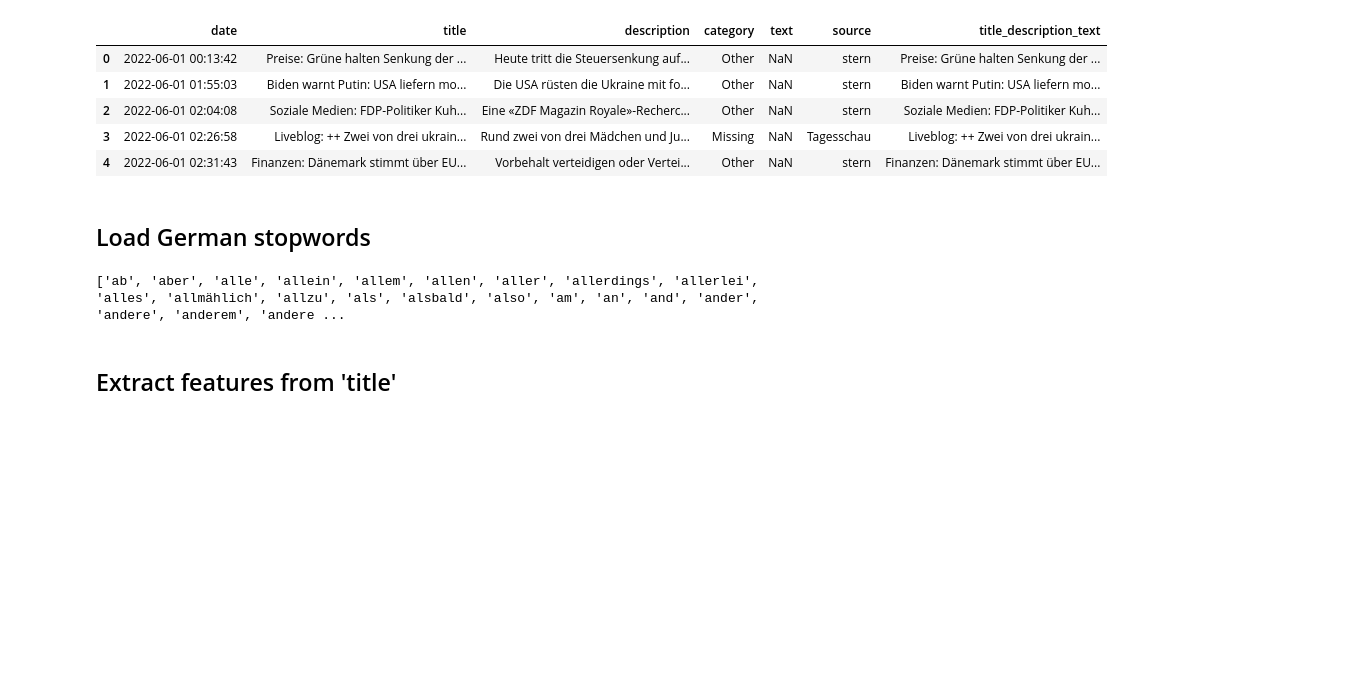
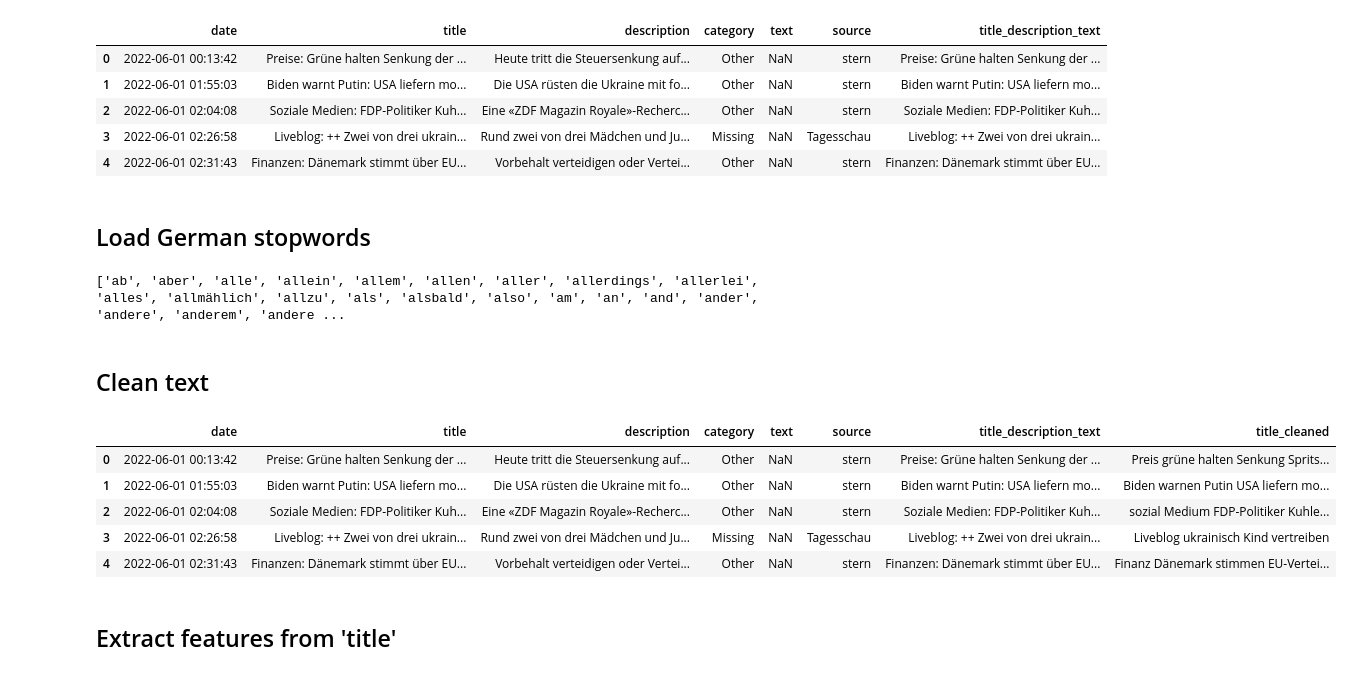
Before and after one commit to manuelarink/news_scraper, a Jupyter notebook: research/ml_models/topic_modelling/06-topic_modelling_title_lda_refactored.ipynb, the cells around one changed output. Drawn from its saved outputs; the diff is of its cells as text; code cells hidden in the pictures; blank space fills up the shorter version.

```diff
--- a/research/ml_models/topic_modelling/06-topic_modelling_title_lda_refactored.ipynb
+++ b/research/ml_models/topic_modelling/06-topic_modelling_title_lda_refactored.ipynb
@@ -39,0 +49,2 @@ print(stop_words)
+# %% [markdown]
+## Clean text
@@ -40,3 +53,12 @@ print(stop_words)
+# %%
+train.head()
+# %% [output]
+|  | date | title | description | category | text | source | title_description_text | title_cleaned |
+| 0 | 2022-06-01 00:13:42 | Preise: Grüne halten Senkung der ... | Heute tritt die Steuersenkung auf... | Other | NaN | stern | Preise: Grüne halten Senkung der ... | Preis grüne halten Senkung Sprits... |
+| 1 | 2022-06-01 01:55:03 | Biden warnt Putin: USA liefern mo... | Die USA rüsten die Ukraine mit fo... | Other | NaN | stern | Biden warnt Putin: USA liefern mo... | Biden warnen Putin USA liefern mo... |
+| 2 | 2022-06-01 02:04:08 | Soziale Medien: FDP-Politiker Kuh... | Eine «ZDF Magazin Royale»-Recherc... | Other | NaN | stern | Soziale Medien: FDP-Politiker Kuh... | sozial Medium FDP-Politiker Kuhle... |
+| 3 | 2022-06-01 02:26:58 | Liveblog: ++ Zwei von drei ukrain... | Rund zwei von drei Mädchen und Ju... | Missing | NaN | Tagesschau | Liveblog: ++ Zwei von drei ukrain... | Liveblog ukrainisch Kind vertreiben |
+| 4 | 2022-06-01 02:31:43 | Finanzen: Dänemark stimmt über EU... | Vorbehalt verteidigen oder Vertei... | Other | NaN | stern | Finanzen: Dänemark stimmt über EU... | Finanz Dänemark stimmen EU-Vertei... |
 # %% [markdown]
 ## Extract features from 'title'
 # %%
```
Also changed, not shown: parts of 19 cells of this notebook, 19 other files.
